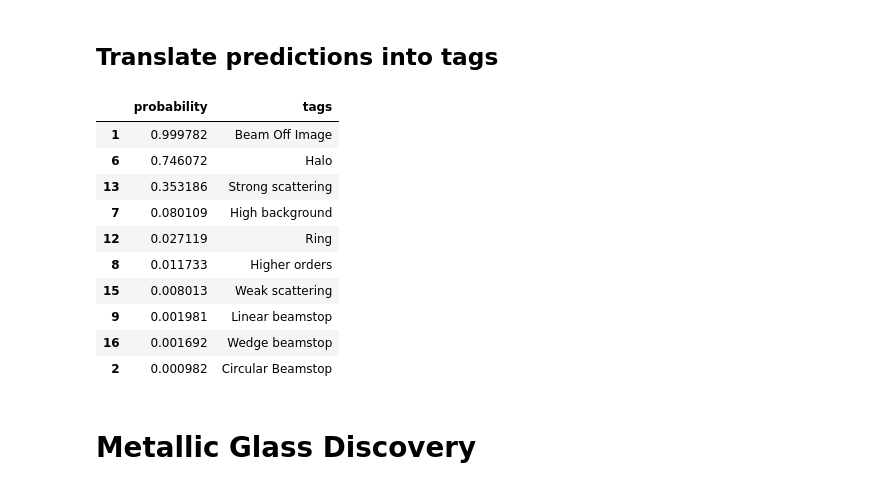
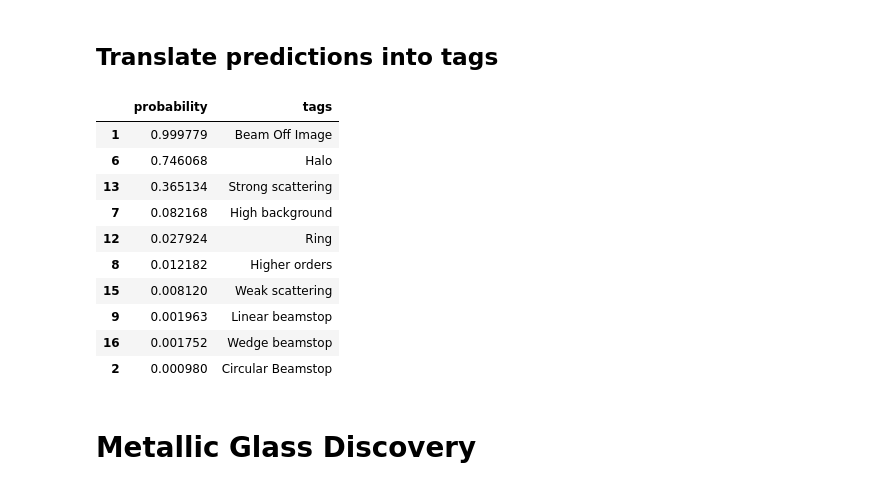
Before and after one commit to DLHub-Argonne/dlhub_containers, a Jupyter notebook: examples/dlhub-demo.ipynb, the cells around one changed output. Drawn from its saved outputs; the diff is of its cells as text; code cells hidden in the pictures.

```diff
--- a/examples/dlhub-demo.ipynb
+++ b/examples/dlhub-demo.ipynb
@@ -180,26 +180,27 @@ df_bnl.head()
 # %%
 df_tags = pd.read_csv('./tags.txt',  '\n', header=None) ## Eventually this will be read in from the model metadata in Search
 
 def get_tags(entry):
     df_tmp = pd.DataFrame()
     df_tmp['probability'] = entry['prediction']
     df_tmp['tags'] = df_tags[0]
     return df_tmp
 
-df_p = get_tags(df_bnl.iloc[1])
+
+df_p = get_tags(df_bnl.iloc[0])
 df_p.sort_values(["probability"], ascending=False).head(10)
 # %% [output]
 |  | probability | tags |
-| 1 | 0.999782 | Beam Off Image |
-| 6 | 0.746072 | Halo |
-| 13 | 0.353186 | Strong scattering |
-| 7 | 0.080109 | High background |
-| 12 | 0.027119 | Ring |
-| 8 | 0.011733 | Higher orders |
-| 15 | 0.008013 | Weak scattering |
-| 9 | 0.001981 | Linear beamstop |
-| 16 | 0.001692 | Wedge beamstop |
-| 2 | 0.000982 | Circular Beamstop |
+| 1 | 0.999779 | Beam Off Image |
+| 6 | 0.746068 | Halo |
+| 13 | 0.365134 | Strong scattering |
+| 7 | 0.082168 | High background |
+| 12 | 0.027924 | Ring |
+| 8 | 0.012182 | Higher orders |
+| 15 | 0.008120 | Weak scattering |
+| 9 | 0.001963 | Linear beamstop |
+| 16 | 0.001752 | Wedge beamstop |
+| 2 | 0.000980 | Circular Beamstop |
 # %% [markdown]
 # Metallic Glass Discovery
 # %% [markdown]
```
Also changed, not shown: parts of 6 cells of this notebook.
